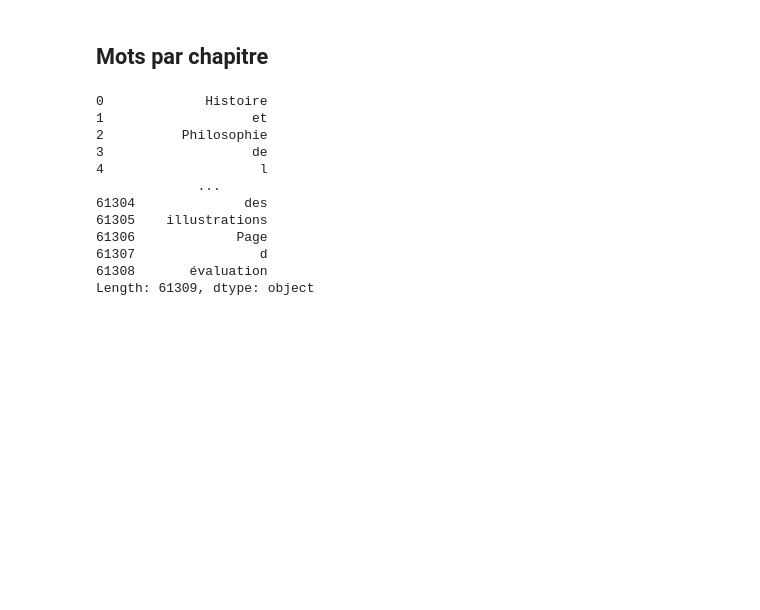
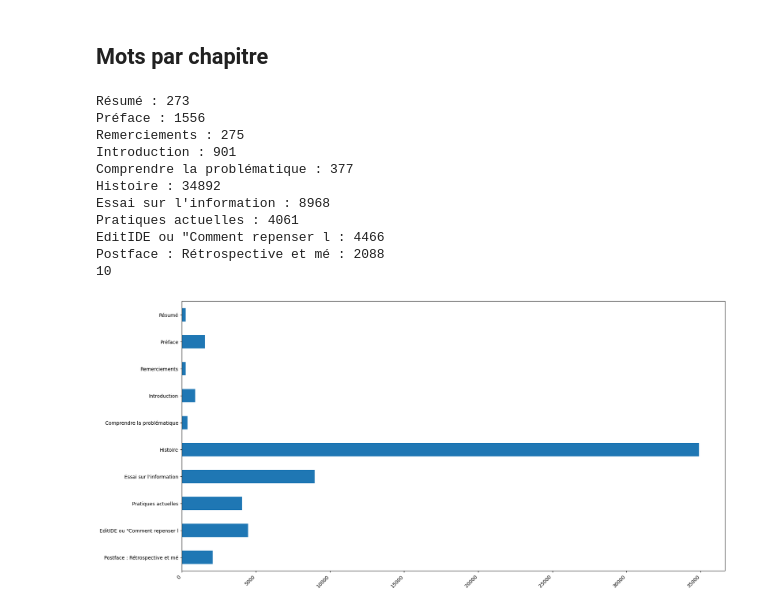
Before and after one commit to Edit-IDE/Histoire-et-Philosophie-de-la-Programmation, a Jupyter notebook: big_data.ipynb, the cells around one changed output. Saved outputs shown, nothing was run; the diff lists cells and outputs as text; code cells hidden in the pictures; blank space fills up the shorter version.

```diff
--- a/big_data.ipynb
+++ b/big_data.ipynb
@@ -68,21 +86,52 @@ displaySerie(values_more_than_5_letters)
 # %% [markdown]
 ## Mots par chapitre
-# %%
-formattedWordList
-
-level = 0
-chapters = {}
-currentPath = ""
-# %% [output]
-0             Histoire
-1                   et
-2          Philosophie
-3                   de
-4                    l
-             ...
-61304              des
-61305    illustrations
-61306             Page
-61307                d
-61308       évaluation
-Length: 61309, dtype: object
+# %%
+if "#" in charactersToRemove:
+    charactersToRemove.remove("#");
+
+formattedText = initialText;
+
+formattedText = removeCharactersInText(charactersToRemove, formattedText);
+formattedLines = formattedText.split("\n")
+
+level = 0
+chapters = { }
+currentPath = ""
+
+lvl2Title = "## "
+
+omitList = [
+    "## Bienvenue",
+    "## Comment repenser la gestion de l'information pour moderniser l'expérience développeur ?",
+    "## Table des illustrations",
+    "## Annexes"
+]
+
+for line in formattedLines:
+    if line.startswith(lvl2Title) and line not in omitList:
+        currentPath = line.replace(lvl2Title, "")[:30];
+        chapters[currentPath] = [];
+    elif currentPath:
+        chapters[currentPath].append(line);
+
+
+
+for chapter in chapters.keys():
+    wordList = splitTextToWords(chapters[chapter])
+    print(chapter + " : " + str(len(wordList)))
+    chapters[chapter] = len(wordList)
+
+displaySerie(pan.Series(chapters), (20, 10), "barh")
+# %% [output]
+Résumé : 273
+Préface : 1556
+Remerciements : 275
+Introduction : 901
+Comprendre la problématique : 377
+Histoire : 34892
+Essai sur l'information : 8968
+Pratiques actuelles : 4061
+EditIDE ou "Comment repenser l : 4466
+Postface : Rétrospective et mé : 2088
+10
+[figure, added]
```
Also changed, not shown: parts of 3 cells of this notebook, 1 other file.
